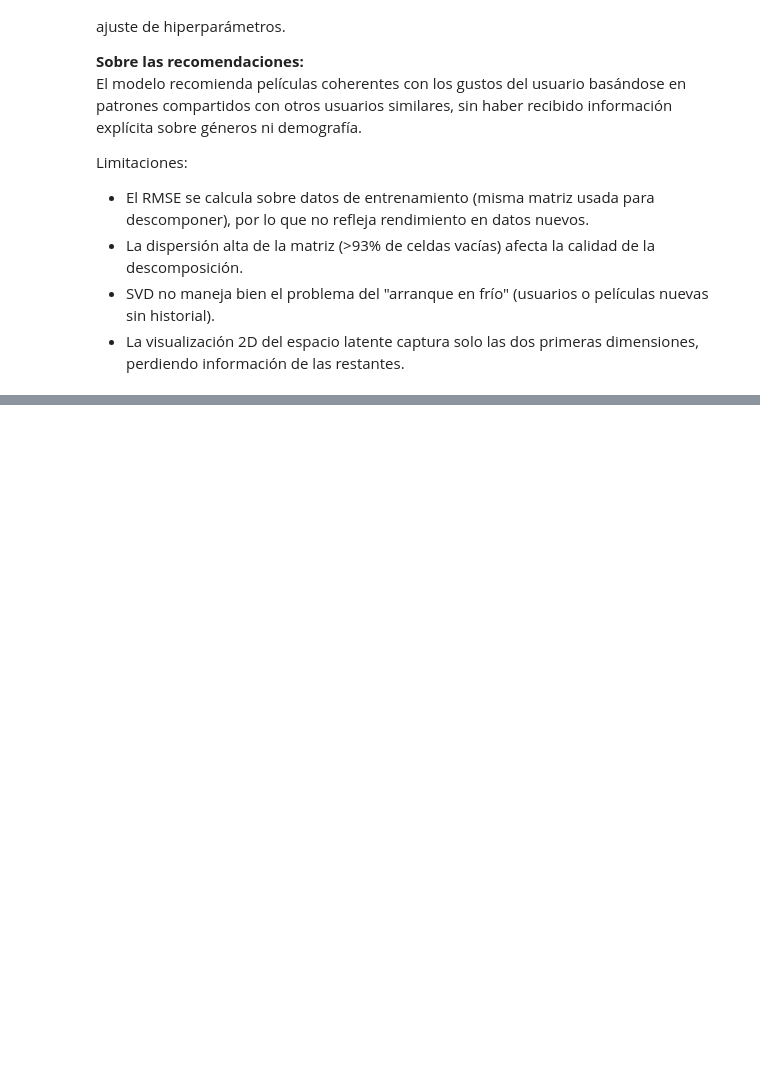
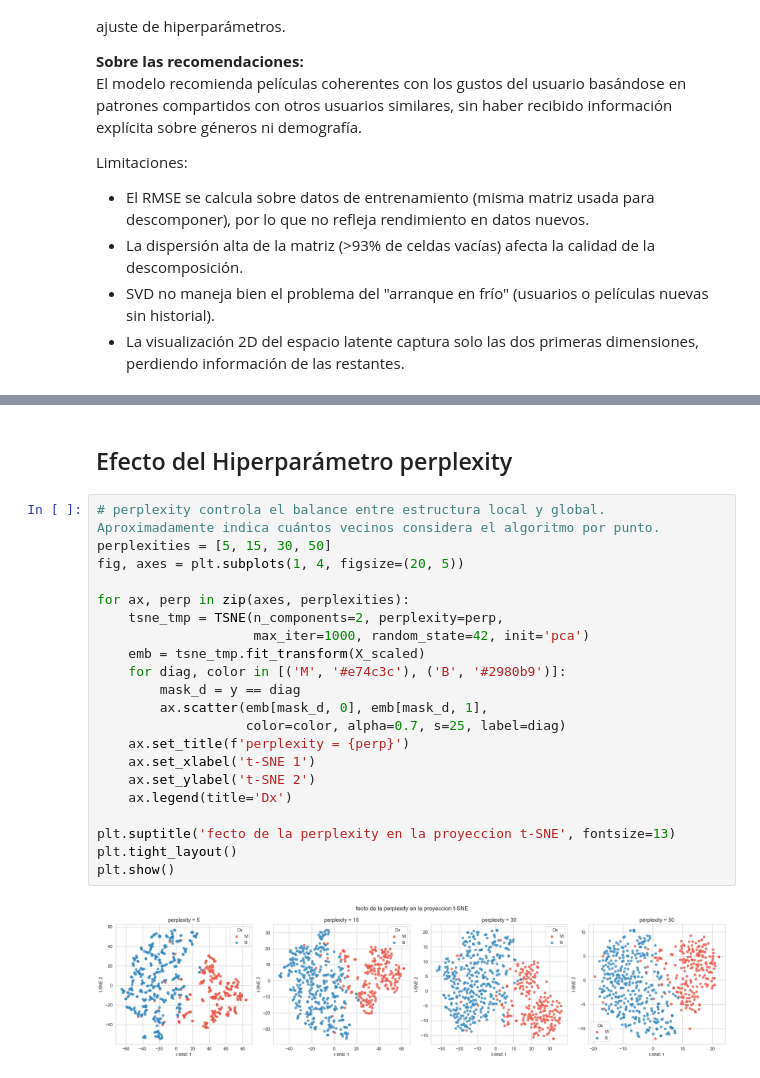
Before and after one commit to Branuvg/tarea2_mineria, a Jupyter notebook: tarea2.ipynb, the cells around one changed output, grey strips where cells are left out. Drawn from its saved outputs; the diff is of its cells as text; blank space fills up the shorter version.

```diff
--- a/tarea2.ipynb
+++ b/tarea2.ipynb
@@ -492,0 +600,25 @@ Limitaciones:
+# %% [markdown]
+## Efecto del Hiperparámetro perplexity
+# %%
+# perplexity controla el balance entre estructura local y global. Aproximadamente indica cuántos vecinos considera el algoritmo por punto.
+perplexities = [5, 15, 30, 50]
+fig, axes = plt.subplots(1, 4, figsize=(20, 5))
+
+for ax, perp in zip(axes, perplexities):
+    tsne_tmp = TSNE(n_components=2, perplexity=perp,
+                    max_iter=1000, random_state=42, init='pca')
+    emb = tsne_tmp.fit_transform(X_scaled)
+    for diag, color in [('M', '#e74c3c'), ('B', '#2980b9')]:
+        mask_d = y == diag
+        ax.scatter(emb[mask_d, 0], emb[mask_d, 1],
+                   color=color, alpha=0.7, s=25, label=diag)
+    ax.set_title(f'perplexity = {perp}')
+    ax.set_xlabel('t-SNE 1')
+    ax.set_ylabel('t-SNE 2')
+    ax.legend(title='Dx')
+
+plt.suptitle('fecto de la perplexity en la proyeccion t-SNE', fontsize=13)
+plt.tight_layout()
+plt.show()
+# %% [output]
+[figure, added]
```
Also changed, not shown: parts of 12 cells of this notebook, 1 other file.
